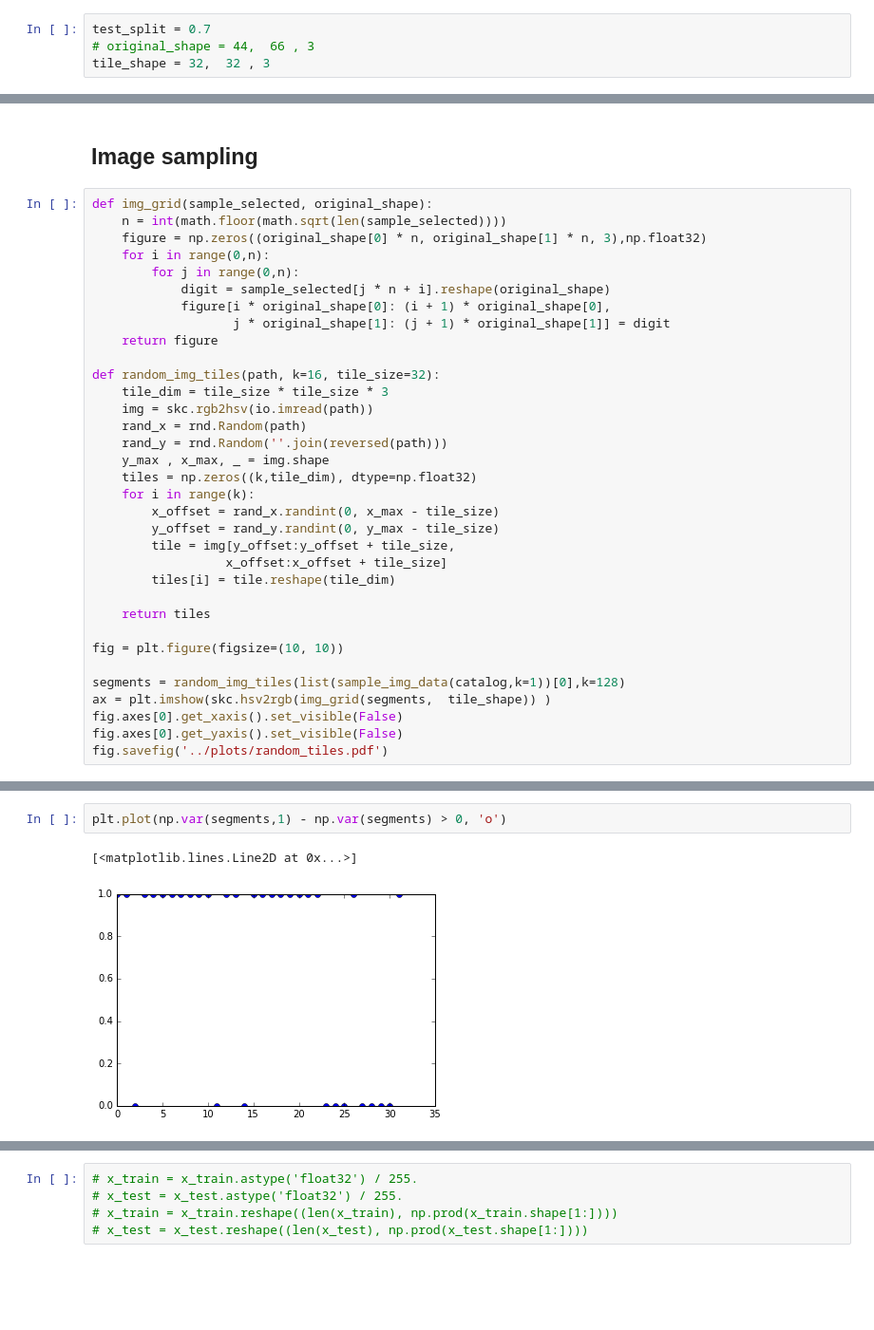
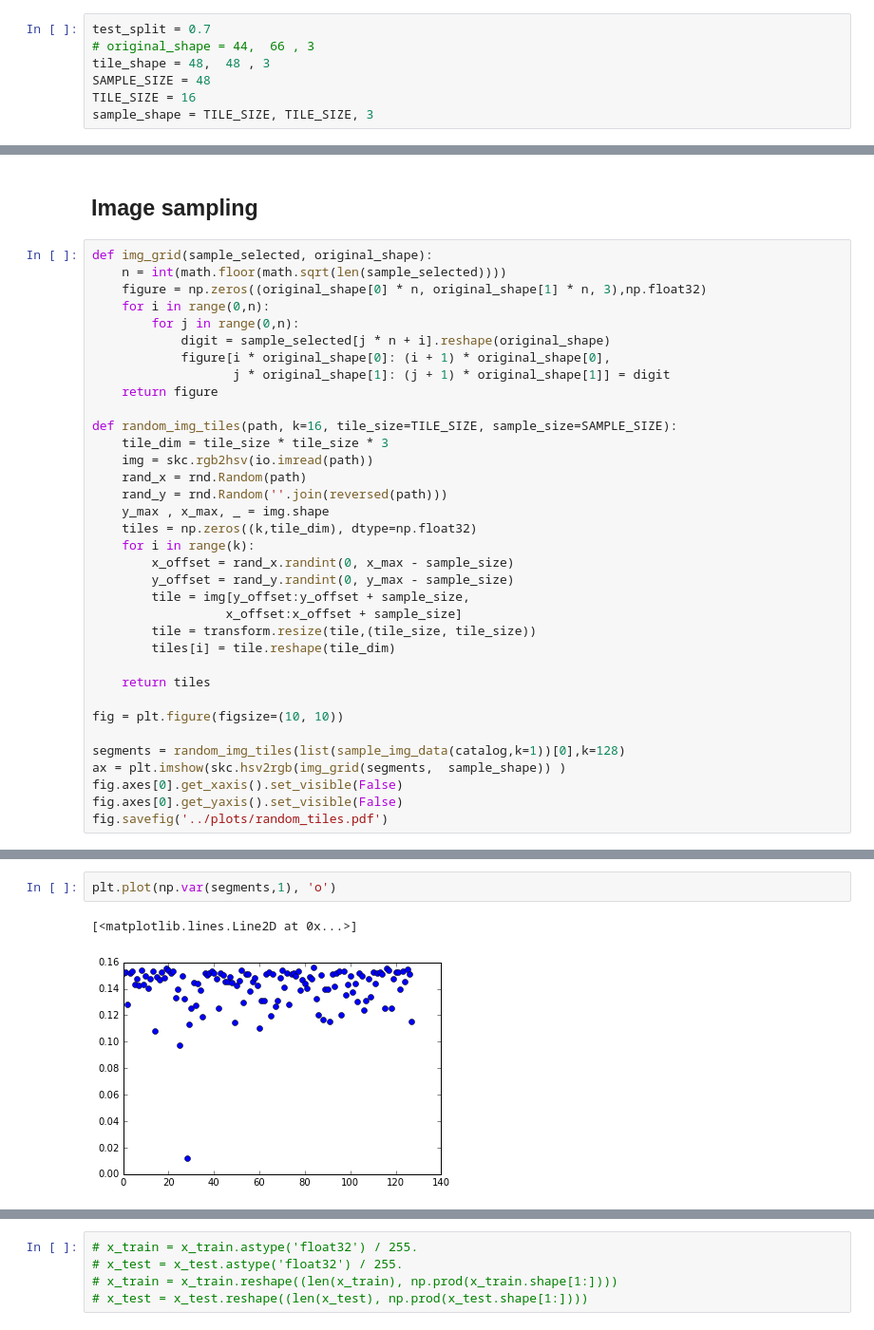
Before and after one commit to kaphka/catalog-ocr-test, a Jupyter notebook: clustering/vae_experiment1.ipynb, the cells around one changed output, grey strips where cells are left out. Shown at 95% size. Saved outputs shown, nothing was run; the diff lists cells and outputs as text; blank space fills up the shorter version.

```diff
--- a/clustering/vae_experiment1.ipynb
+++ b/clustering/vae_experiment1.ipynb
@@ -21,4 +21,7 @@ len(catalog['pages'])
 # %%
 test_split = 0.7
 # original_shape = 44,  66 , 3
-tile_shape = 32,  32 , 3
+tile_shape = 48,  48 , 3
+SAMPLE_SIZE = 48
+TILE_SIZE = 16
+sample_shape = TILE_SIZE, TILE_SIZE, 3
@@ -68,7 +90,7 @@ def img_grid(sample_selected, original_shape):
                    j * original_shape[1]: (j + 1) * original_shape[1]] = digit
     return figure
 
-def random_img_tiles(path, k=16, tile_size=32):
+def random_img_tiles(path, k=16, tile_size=TILE_SIZE, sample_size=SAMPLE_SIZE):
     tile_dim = tile_size * tile_size * 3
     img = skc.rgb2hsv(io.imread(path))
     rand_x = rnd.Random(path)
@@ -76,10 +98,11 @@ def random_img_tiles(path, k=16, tile_size=32):
     y_max , x_max, _ = img.shape
     tiles = np.zeros((k,tile_dim), dtype=np.float32)
     for i in range(k):
-        x_offset = rand_x.randint(0, x_max - tile_size)
-        y_offset = rand_y.randint(0, y_max - tile_size)
-        tile = img[y_offset:y_offset + tile_size,
-                  x_offset:x_offset + tile_size]
+        x_offset = rand_x.randint(0, x_max - sample_size)
+        y_offset = rand_y.randint(0, y_max - sample_size)
+        tile = img[y_offset:y_offset + sample_size,
+                  x_offset:x_offset + sample_size]
+        tile = transform.resize(tile,(tile_size, tile_size))
         tiles[i] = tile.reshape(tile_dim)
 
     return tiles
@@ -87,7 +110,7 @@ def random_img_tiles(path, k=16, tile_size=32):
 fig = plt.figure(figsize=(10, 10))
 
 segments = random_img_tiles(list(sample_img_data(catalog,k=1))[0],k=128)
-ax = plt.imshow(skc.hsv2rgb(img_grid(segments,  tile_shape)) )
+ax = plt.imshow(skc.hsv2rgb(img_grid(segments,  sample_shape)) )
 fig.axes[0].get_xaxis().set_visible(False)
 fig.axes[0].get_yaxis().set_visible(False)
 fig.savefig('../plots/random_tiles.pdf')
@@ -96,6 +119,6 @@ fig.savefig('../plots/random_tiles.pdf')
 # %%
-plt.plot(np.var(segments,1) - np.var(segments) > 0, 'o')
+plt.plot(np.var(segments,1), 'o')
 # %% [output]
 [<matplotlib.lines.Line2D at 0x...>]
-[figure, old version]
+[figure, new version]
 # %%
```
Also changed, not shown: parts of 19 cells of this notebook, 8 other files.
